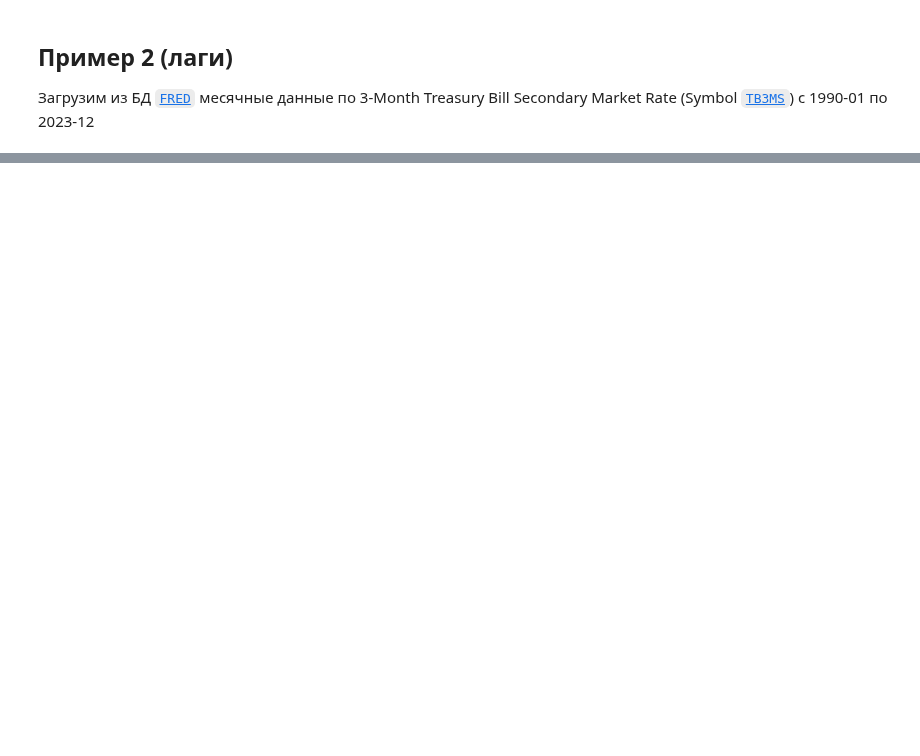
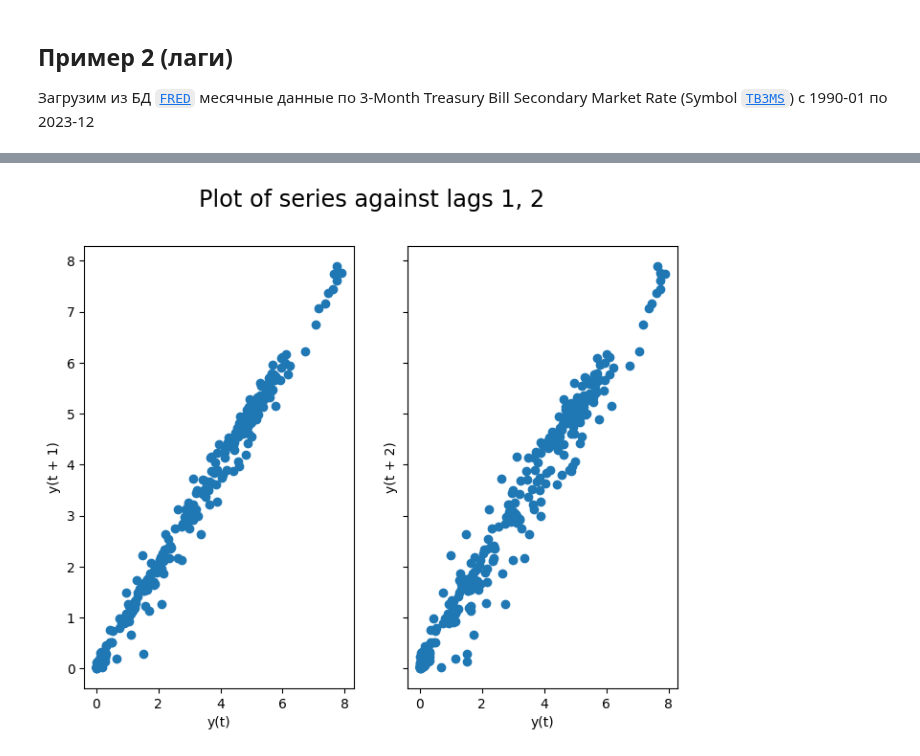
Before and after one commit to artamonoff/econometrica, a Jupyter notebook: time-series-analysis/jupyter-notebooks/diff-and-lags.ipynb, the cells around one changed output, grey strips where cells are left out. Cells and saved outputs as stored; diff of their text form; code cells hidden in the pictures; blank space fills up the shorter version.

```diff
--- a/time-series-analysis/jupyter-notebooks/diff-and-lags.ipynb
+++ b/time-series-analysis/jupyter-notebooks/diff-and-lags.ipynb
@@ -78,0 +175,6 @@ rate
+# %%
+plot_lags(y, lags=[1,2])
+
+plt.show()
+# %% [output]
+[figure, added]
```
Also changed, not shown: parts of 19 cells of this notebook.
